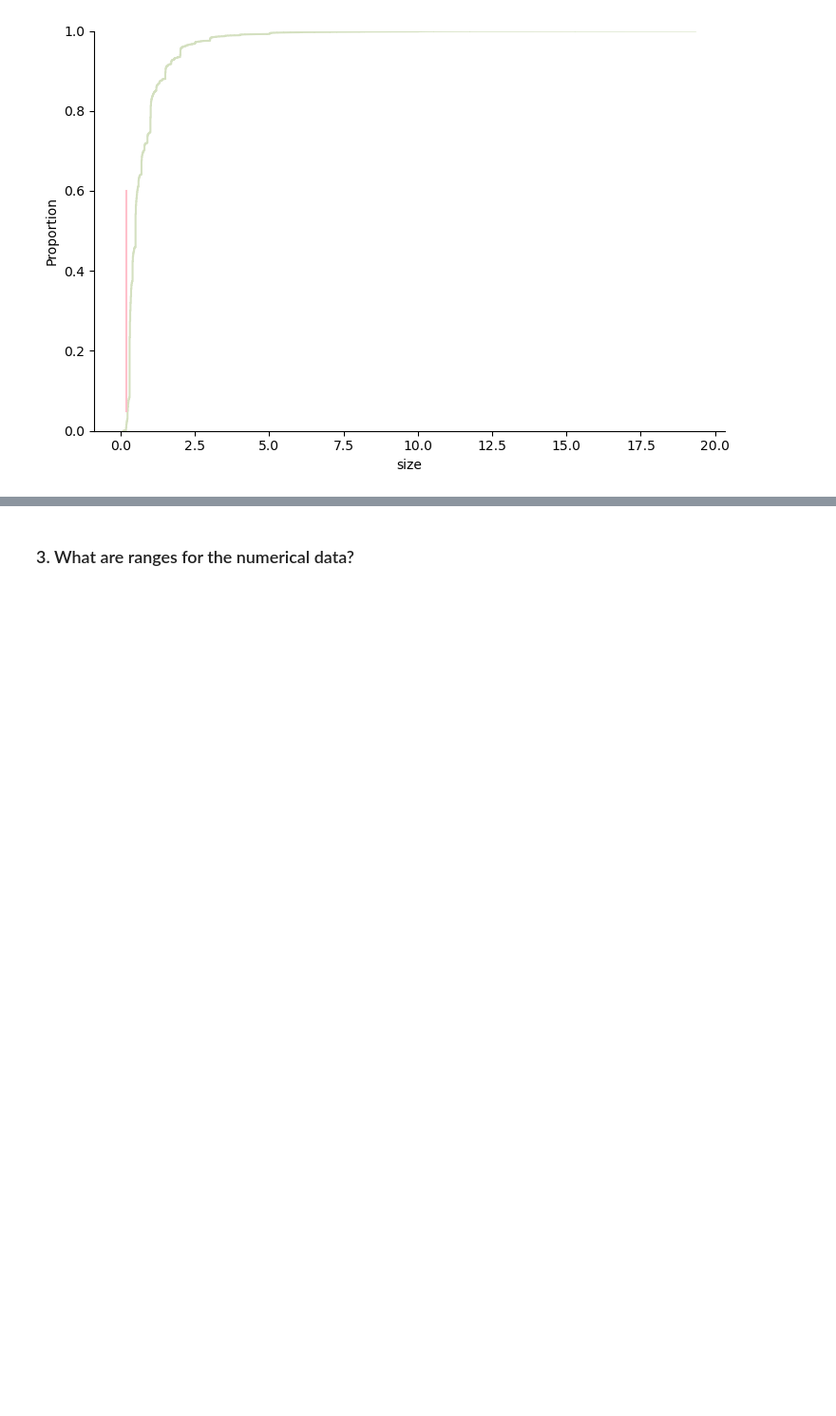
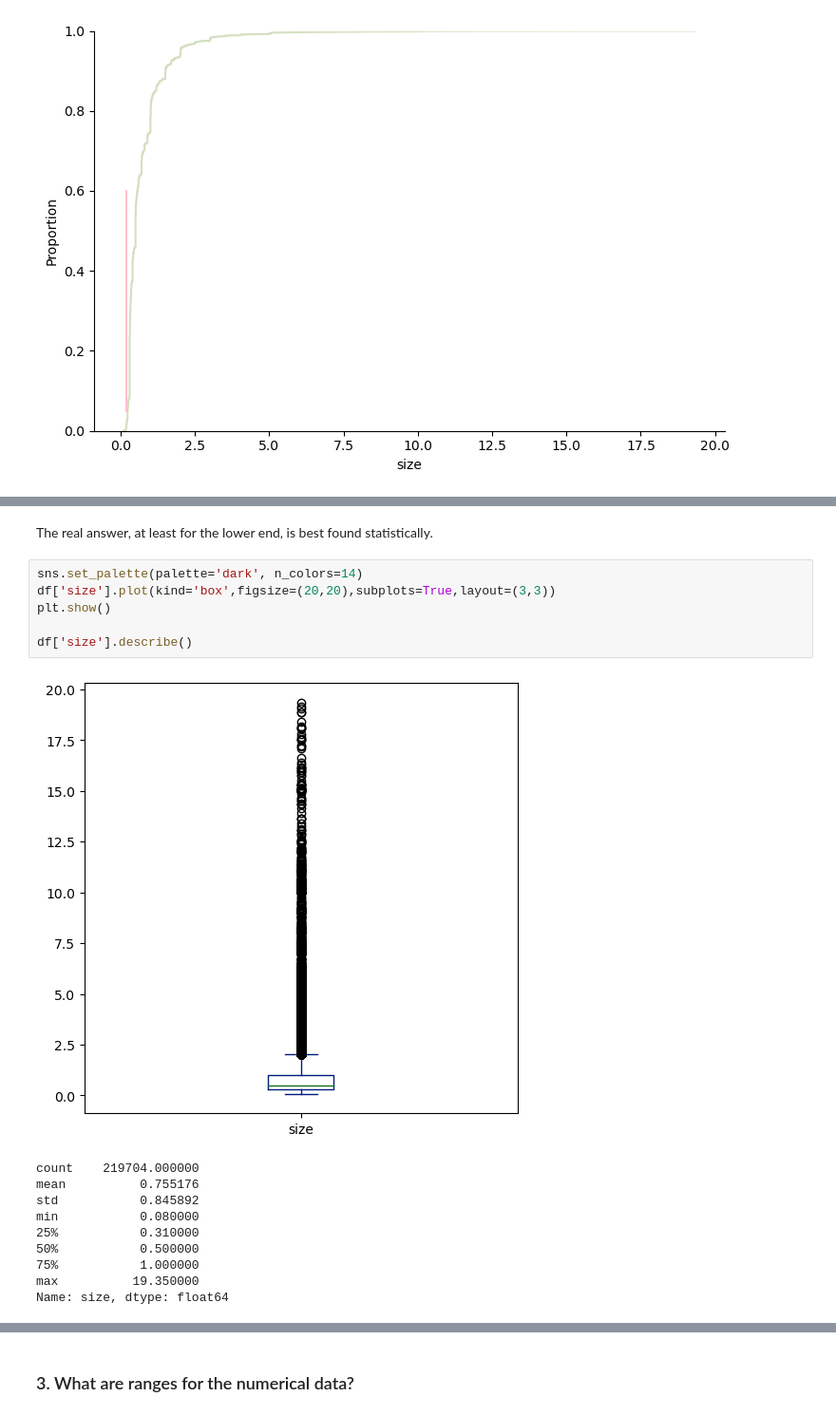
Before and after one commit to Little-PyProjects/Bees, a Jupyter notebook: Diamonds/notebook/EDA.ipynb, the cells around one changed output, grey strips where cells are left out. Shown at 95% size. Cells and saved outputs as stored; diff of their text form; blank space fills up the shorter version.

```diff
--- a/Diamonds/notebook/EDA.ipynb
+++ b/Diamonds/notebook/EDA.ipynb
@@ -210,0 +201,19 @@ df.loc[df['size'] <= .2]
+# %% [markdown]
+The real answer, at least for the lower end, is best found statistically.
+# %%
+sns.set_palette(palette='dark', n_colors=14)
+df['size'].plot(kind='box',figsize=(20,20),subplots=True,layout=(3,3))
+plt.show()
+
+df['size'].describe()
+# %% [output]
+[figure, added]
+count    219704.000000
+mean          0.755176
+std           0.845892
+min           0.080000
+25%           0.310000
+50%           0.500000
+75%           1.000000
+max          19.350000
+Name: size, dtype: float64
```
Also changed, not shown: parts of 12 cells of this notebook.
